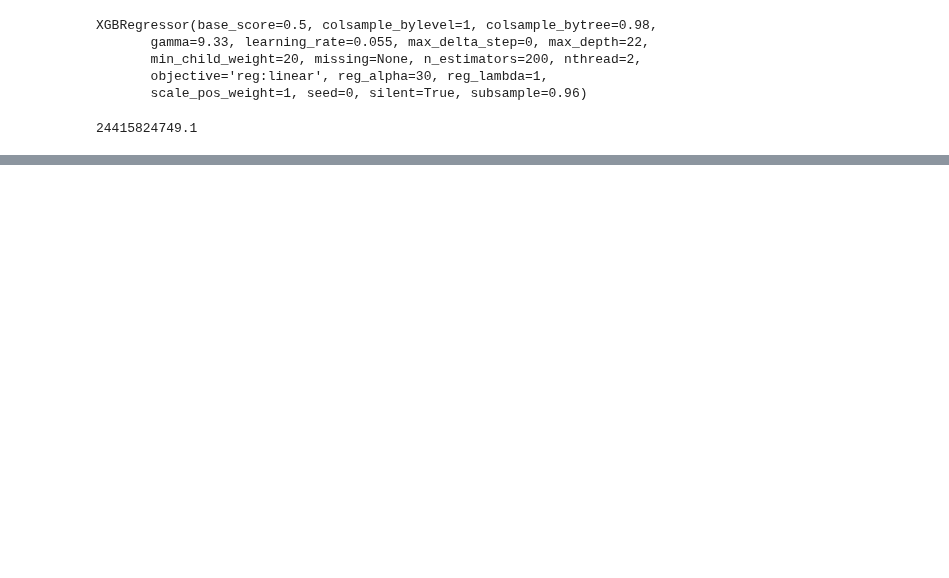
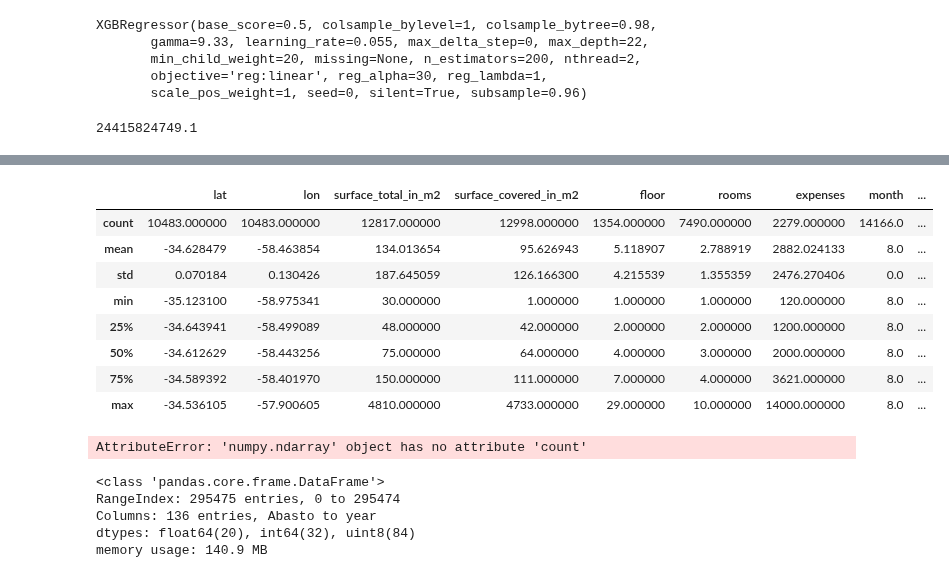
Before and after one commit to LucianoGiannotti/ProperatiDatosTP, a Jupyter notebook: TP2-XGBOOST.ipynb, the cells around one changed output, grey strips where cells are left out. Saved outputs shown, nothing was run; the diff lists cells and outputs as text; code cells hidden in the pictures; blank space fills up the shorter version.

```diff
--- a/TP2-XGBOOST.ipynb
+++ b/TP2-XGBOOST.ipynb
@@ -274,0 +336,27 @@ print(mean_squared_error(Y_test, xgb.predict(X_test)))
+# %%
+# Nan para los datos faltantes es mejor que dropear todo el dato
+# Los nros estan masomenos pensados MASOMENOS JEJE
+test.loc[(test['surface_total_in_m2']>5000) | (test['surface_total_in_m2'] < 30),'surface_total_in_m2'] = np.nan
+test.loc[(test['surface_covered_in_m2']>5000),'surface_covered_in_m2'] = np.nan
+test.loc[test['floor']>30,'floor'] = np.nan
+test.loc[test['rooms']==0,'rooms'] = np.nan
+test.loc[test['rooms']>10,'rooms'] = np.nan
+test.loc[(test['lat']>-33) | (test['lat']<-36),['lat','lon']] = np.nan
+test.loc[(test['lon']>-57) | (test['lon']<-60),['lat','lon']] = np.nan
+test.loc[(test['expenses']>14000) | (test['expenses']<100),'expenses'] = np.nan
+# %%
+test.describe()
+# %% [output]
+|  | lat | lon | surface_total_in_m2 | surface_covered_in_m2 | floor | rooms | expenses | month | ... |
+| count | 10483.000000 | 10483.000000 | 12817.000000 | 12998.000000 | 1354.000000 | 7490.000000 | 2279.000000 | 14166.0 | ... |
+| mean | -34.628479 | -58.463854 | 134.013654 | 95.626943 | 5.118907 | 2.788919 | 2882.024133 | 8.0 | ... |
+| std | 0.070184 | 0.130426 | 187.645059 | 126.166300 | 4.215539 | 1.355359 | 2476.270406 | 0.0 | ... |
+| min | -35.123100 | -58.975341 | 30.000000 | 1.000000 | 1.000000 | 1.000000 | 120.000000 | 8.0 | ... |
+| 25% | -34.643941 | -58.499089 | 48.000000 | 42.000000 | 2.000000 | 2.000000 | 1200.000000 | 8.0 | ... |
+| 50% | -34.612629 | -58.443256 | 75.000000 | 64.000000 | 4.000000 | 3.000000 | 2000.000000 | 8.0 | ... |
+| 75% | -34.589392 | -58.401970 | 150.000000 | 111.000000 | 7.000000 | 4.000000 | 3621.000000 | 8.0 | ... |
+| max | -34.536105 | -57.900605 | 4810.000000 | 4733.000000 | 29.000000 | 10.000000 | 14000.000000 | 8.0 | ... |
+# %%
+test.join(test.description.str.get_dummies()).columns.str.contains('level')
+# %% [output]
+AttributeError: 'numpy.ndarray' object has no attribute 'count'
@@ -274,0 +375,8 @@ print(mean_squared_error(Y_test, xgb.predict(X_test)))
+# %%
+tot.info()
+# %% [output]
+<class 'pandas.core.frame.DataFrame'>
+RangeIndex: 295475 entries, 0 to 295474
+Columns: 136 entries, Abasto to year
+dtypes: float64(20), int64(32), uint8(84)
+memory usage: 140.9 MB
```
Also changed, not shown: parts of 31 cells of this notebook, 3 other files.
